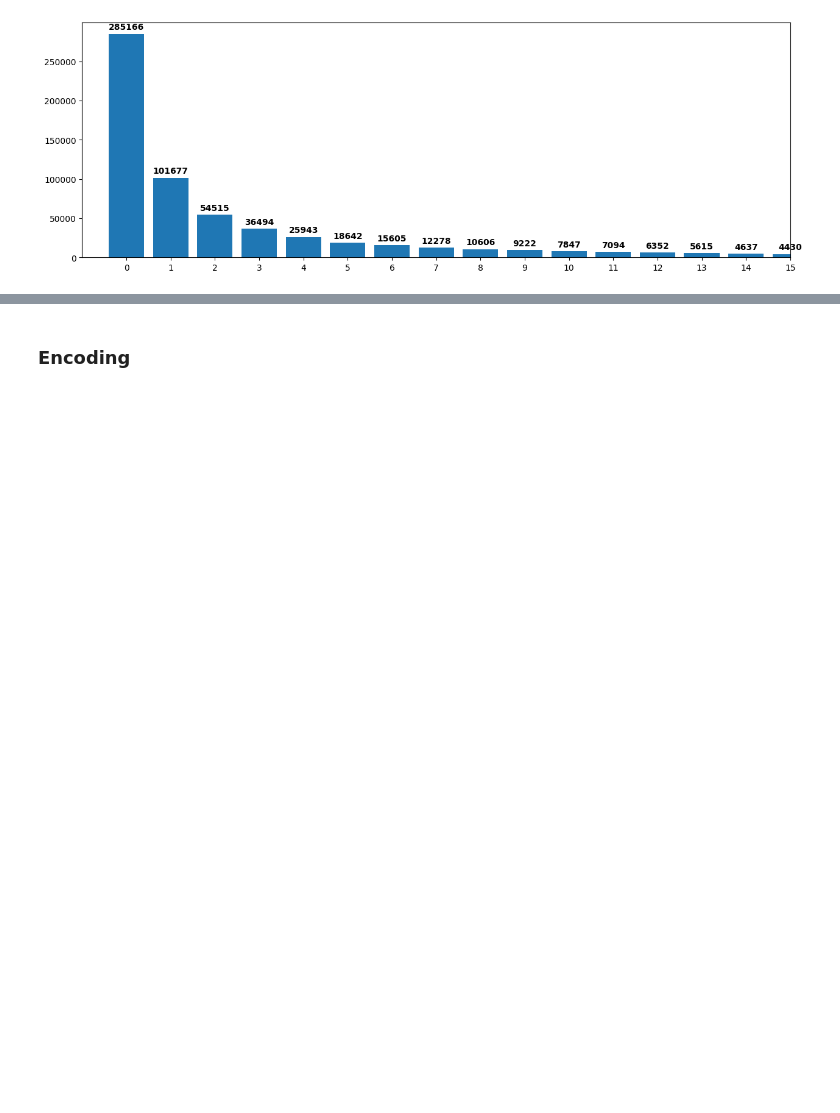
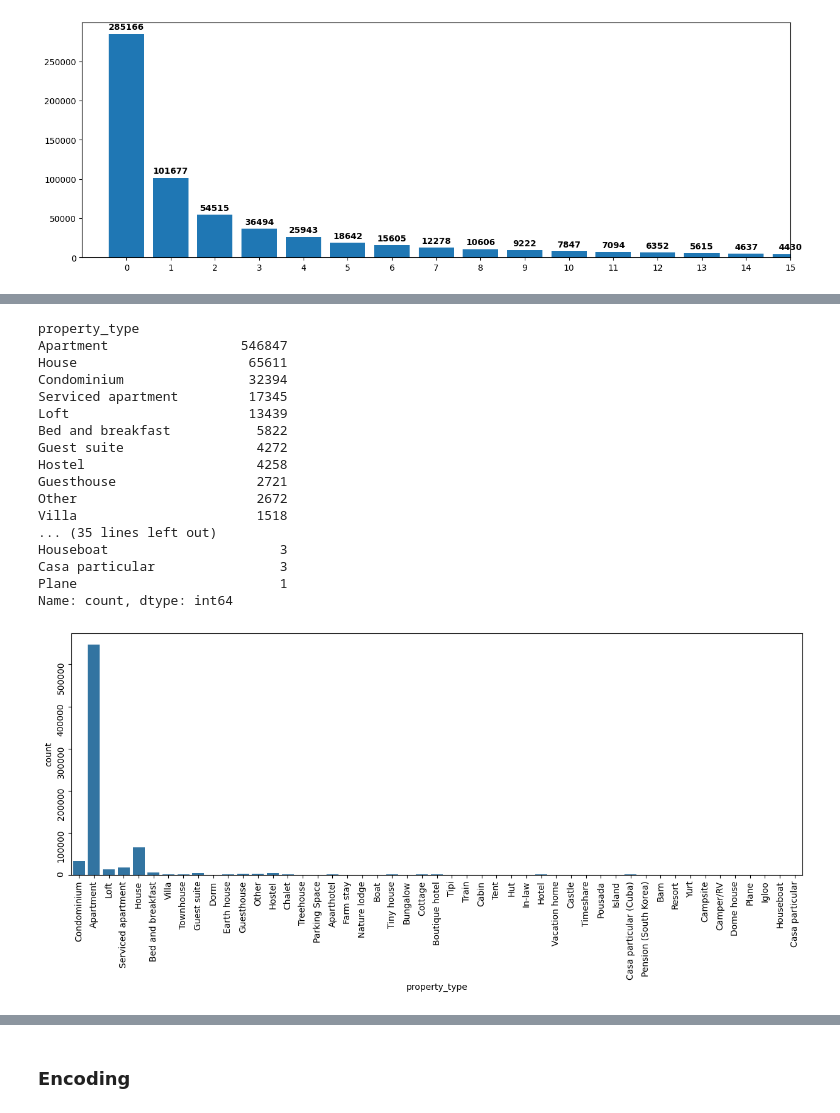
Before and after one commit to Dudols/DataScience-AirbnbRJ-Evaluation, a Jupyter notebook: Airbnb_Rio.ipynb, the cells around one changed output, grey strips where cells are left out. Saved outputs shown, nothing was run; the diff lists cells and outputs as text; code cells hidden in the pictures; blank space fills up the shorter version.

Commit message:
✨ feat: add text columns analysis

```diff
--- a/Airbnb_Rio.ipynb
+++ b/Airbnb_Rio.ipynb
@@ -283,6 +283,18 @@ def bar_graph(col):
     plt.bar_label(bars, labels=col.value_counts(), padding=3, fontsize=10, fontweight='bold')
     plt.xticks(col.value_counts().index)
     plt.xlim(lims(col))
+
+def text_bar_graph(col_name):
+    '''Creates a bar graph for data visualization in text columns
+
+    Parameters:
+        col_name (str): pd.DataFrame column name as string
+
+    Returns:
+        figure: bar graph for data distribution evaluation inside the limits without outliers
+    '''
+    plt.figure(figsize=(15,5))
+    sns.countplot(data = airbnb_df, x = col_name).tick_params(rotation = 90)
 # %% [markdown]
 ### price analysis
     -> Outliers were removed in this case due to the model objective to predict the value of accomodations for a generic person, not taking in account high end apartments/houses
@@ -441,0 +468,23 @@ dtype: object
+# %%
+print(airbnb_df['property_type'].value_counts())
+
+text_bar_graph('property_type')
+# %% [output]
+property_type
+Apartment                 546847
+House                      65611
+Condominium                32394
+Serviced apartment         17345
+Loft                       13439
+Bed and breakfast           5822
+Guest suite                 4272
+Hostel                      4258
+Guesthouse                  2721
+Other                       2672
+Villa                       1518
+... (35 lines left out)
+Houseboat                      3
+Casa particular                3
+Plane                          1
+Name: count, dtype: int64
+[figure, added]
```
Also changed, not shown: parts of 12 cells of this notebook.
